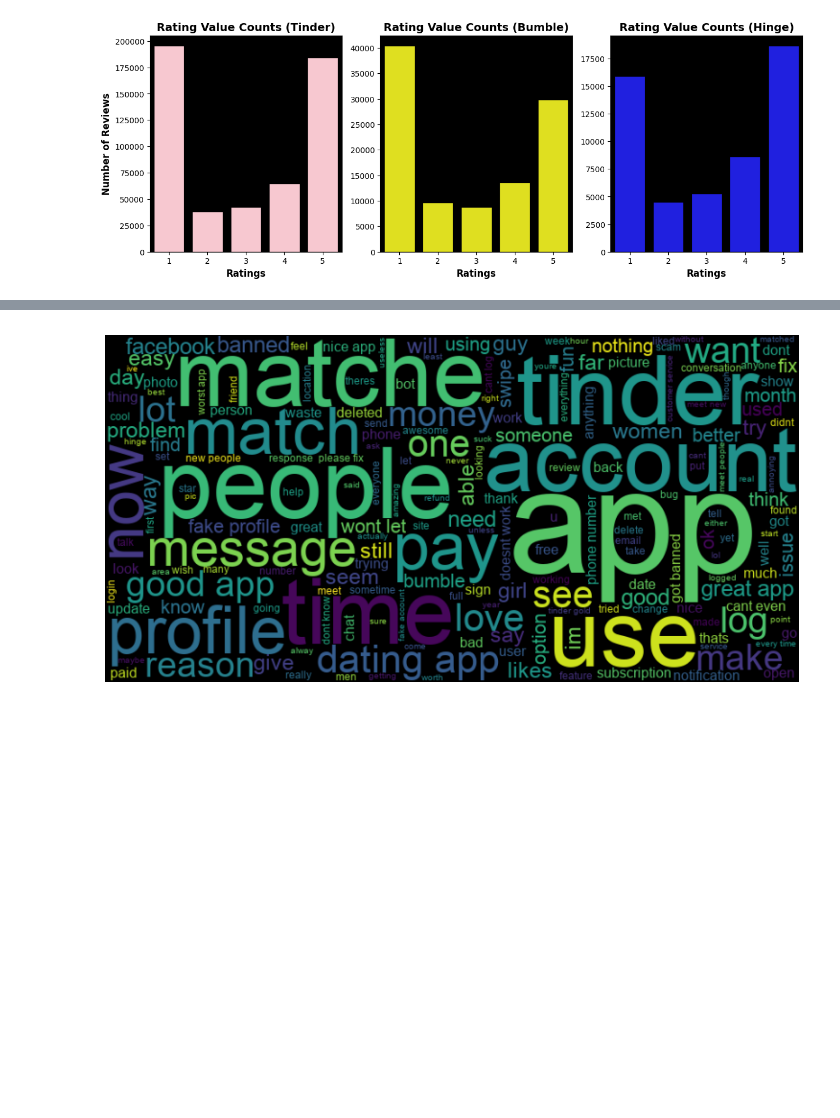
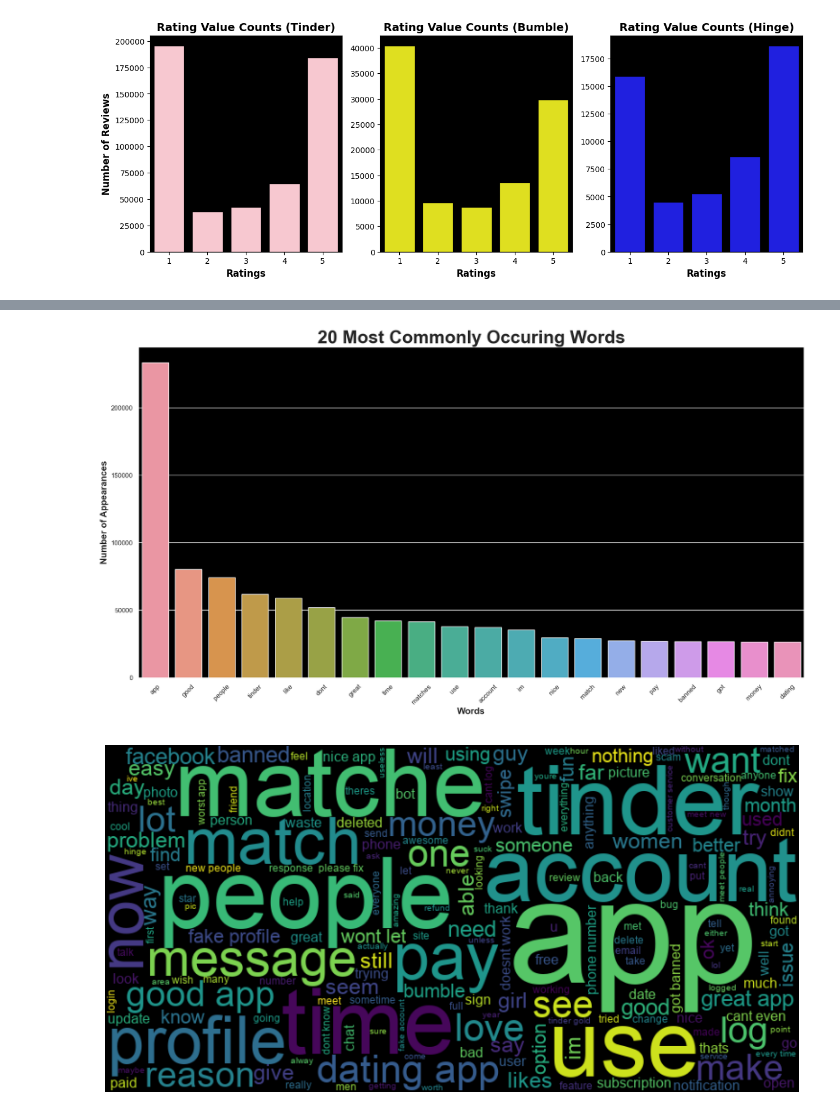
Before and after one commit to the-ethical-ai/Dating_Apps, a Jupyter notebook: dating_app_reviews.ipynb, the cells around one changed output, grey strips where cells are left out. Saved outputs shown, nothing was run; the diff lists cells and outputs as text; code cells hidden in the pictures; blank space fills up the shorter version.

```diff
--- a/dating_app_reviews.ipynb
+++ b/dating_app_reviews.ipynb
@@ -259,3 +307,35 @@ df.head(3)
+# %%
+### Determining the most commonly appearing words
+
+# removing the stopwords
+stop_words = set(stopwords.words('english'))
+def remove_stopwords(text):
+    tokens = nltk.word_tokenize(text)
+    filtered_tokens = [token for token in tokens if token.lower() not in stop_words]
+    return ' '.join(filtered_tokens)
+df['reviews_no_stopwords'] = df['cleaned_reviews'].apply(remove_stopwords)
+
+# vectorizing the words
+c = CountVectorizer(stop_words = 'english')
+word = c.fit_transform(df.reviews_no_stopwords)
+word_sum = word.sum(axis = 0)
+
+# determining the actual frequencies
+word_freq = [(word, word_sum[0,i]) for word, i in c.vocabulary_.items()]
+word_freq = sorted(word_freq, key = lambda x:x[1], reverse = True)
+word_freq_df = pd.DataFrame(word_freq, columns = ['Word', 'Frequency'])
+
+# drawing the barplot
+bar2 = sns.barplot(data = word_freq_df.head(20), x = 'Word', y = 'Frequency');
+sns.set(rc = {'figure.figsize': (20, 10)});
+plt.xticks(rotation = 45);
+bar2.set_title('20 Most Commonly Occuring Words', fontsize = 30, fontweight = 'bold')
+bar2.set_ylabel('Number of Appearances', fontsize = 15, fontweight = 'bold')
+bar2.set_xlabel('Words', fontsize = 15, fontweight = 'bold')
+bar2.set_facecolor('black')
+plt.show()
+# %% [output]
+[figure, added]
 # %%
 txt = df.cleaned_reviews.str.cat(sep = ' ')
 font_path = "/System/Library/Fonts/Supplemental/Arial.ttf"
```
Also changed, not shown: parts of 7 cells of this notebook.
